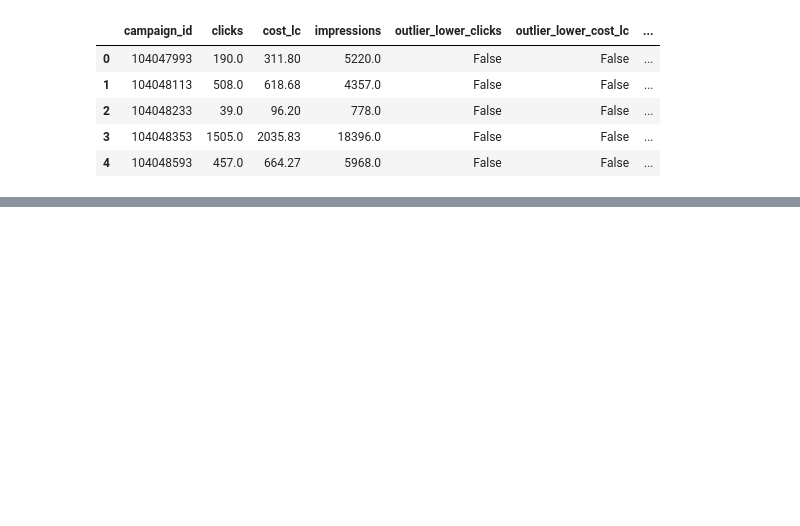
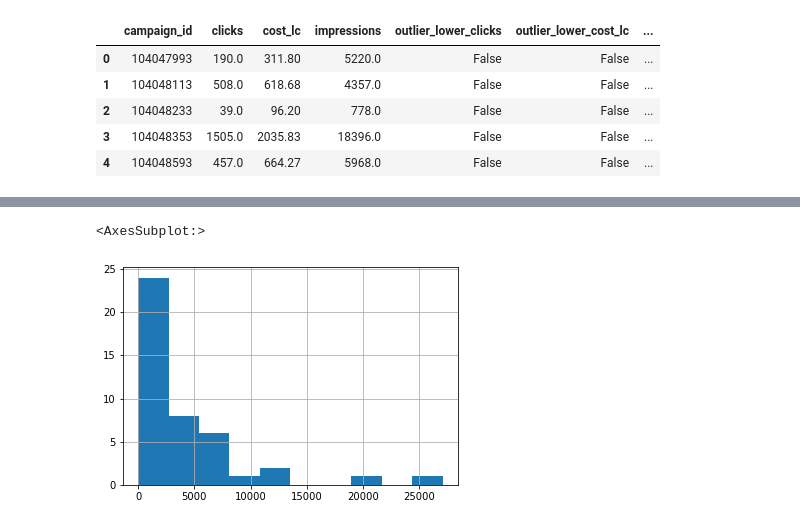
Before and after one commit to MuttData/soam, a Jupyter notebook: notebook/full_work_meli.ipynb, the cells around one changed output, grey strips where cells are left out. Saved outputs shown, nothing was run; the diff lists cells and outputs as text; code cells hidden in the pictures; blank space fills up the shorter version.

```diff
--- a/notebook/full_work_meli.ipynb
+++ b/notebook/full_work_meli.ipynb
@@ -137,0 +177,6 @@ df1.head()
+# %%
+s7 = pd.Series(distances)
+s7.hist()
+# %% [output]
+<AxesSubplot:>
+[figure, added]
```
Also changed, not shown: parts of 15 cells of this notebook.
